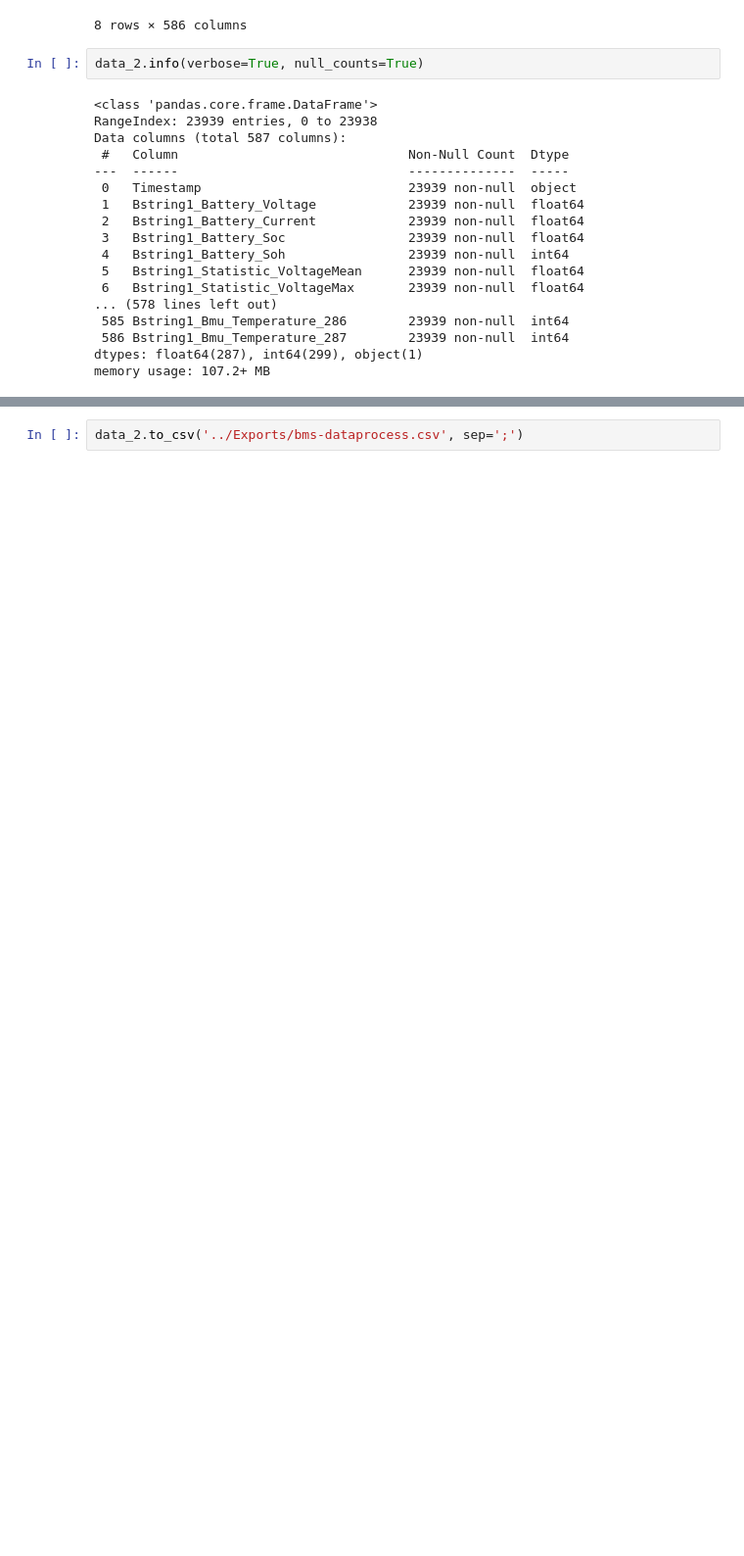
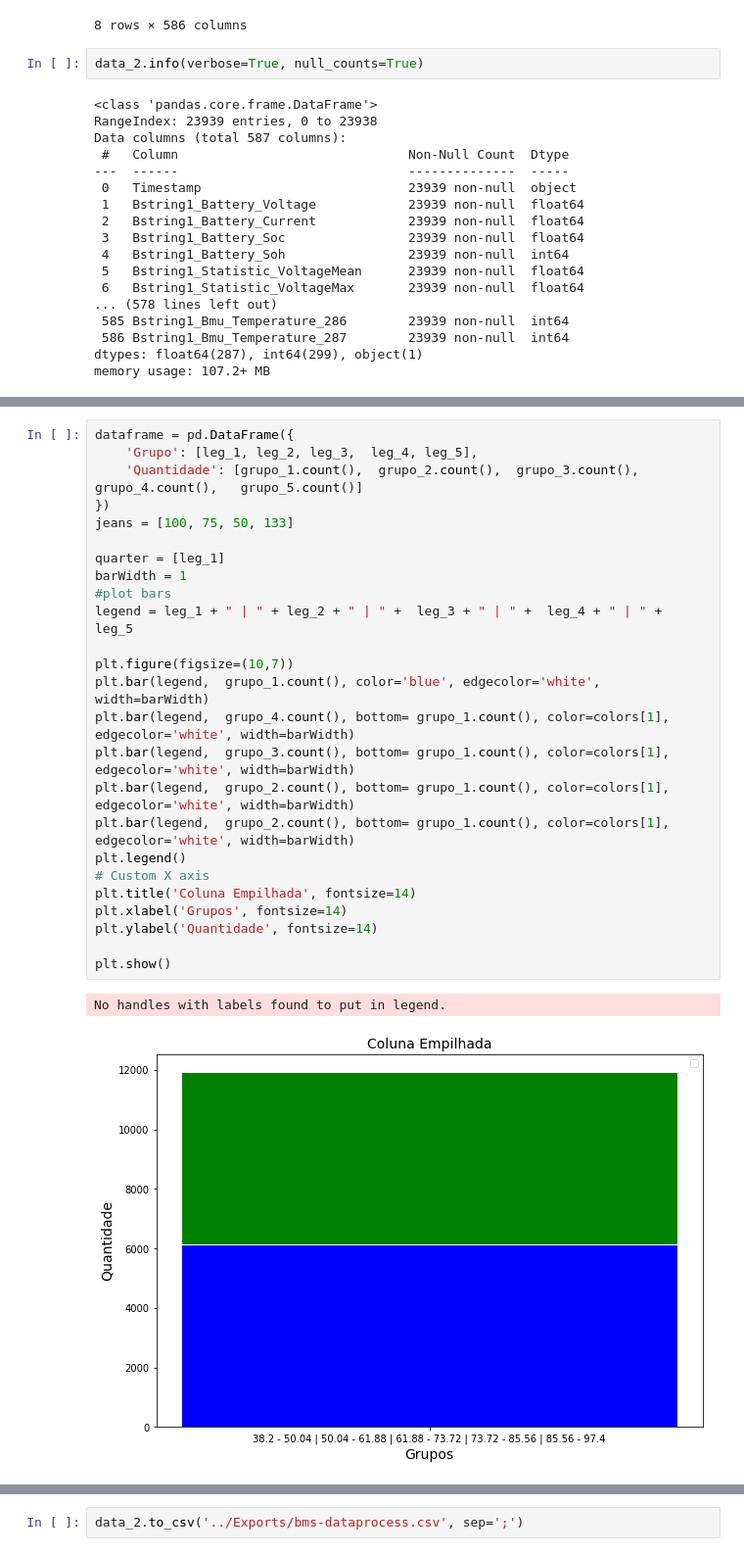
Before and after one commit to alefecrz/Data-Mining, a Jupyter notebook: src/server.ipynb, the cells around one changed output, grey strips where cells are left out. Shown at 98% size. Cells and saved outputs as stored; diff of their text form; blank space fills up the shorter version.

```diff
--- a/src/server.ipynb
+++ b/src/server.ipynb
@@ -775,0 +967,28 @@ memory usage: 107.2+ MB
+# %%
+dataframe = pd.DataFrame({
+    'Grupo': [leg_1, leg_2, leg_3,  leg_4, leg_5],
+    'Quantidade': [grupo_1.count(),  grupo_2.count(),  grupo_3.count(),  grupo_4.count(),   grupo_5.count()]
+})
+jeans = [100, 75, 50, 133]
+
+quarter = [leg_1]
+barWidth = 1
+#plot bars
+legend = leg_1 + " | " + leg_2 + " | " +  leg_3 + " | " +  leg_4 + " | " +  leg_5
+
+plt.figure(figsize=(10,7))
+plt.bar(legend,  grupo_1.count(), color='blue', edgecolor='white', width=barWidth)
+plt.bar(legend,  grupo_4.count(), bottom= grupo_1.count(), color=colors[1], edgecolor='white', width=barWidth)
+plt.bar(legend,  grupo_3.count(), bottom= grupo_1.count(), color=colors[1], edgecolor='white', width=barWidth)
+plt.bar(legend,  grupo_2.count(), bottom= grupo_1.count(), color=colors[1], edgecolor='white', width=barWidth)
+plt.bar(legend,  grupo_2.count(), bottom= grupo_1.count(), color=colors[1], edgecolor='white', width=barWidth)
+plt.legend()
+# Custom X axis
+plt.title('Coluna Empilhada', fontsize=14)
+plt.xlabel('Grupos', fontsize=14)
+plt.ylabel('Quantidade', fontsize=14)
+
+plt.show()
+# %% [output]
+No handles with labels found to put in legend.
+[figure, added]
```
Also changed, not shown: parts of 12 cells of this notebook.
